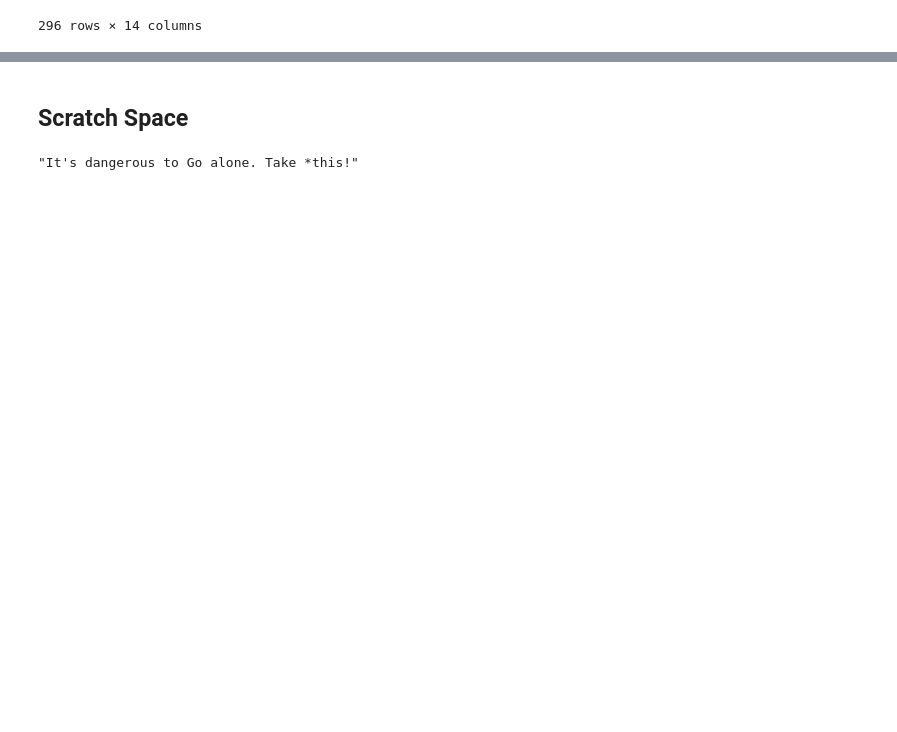
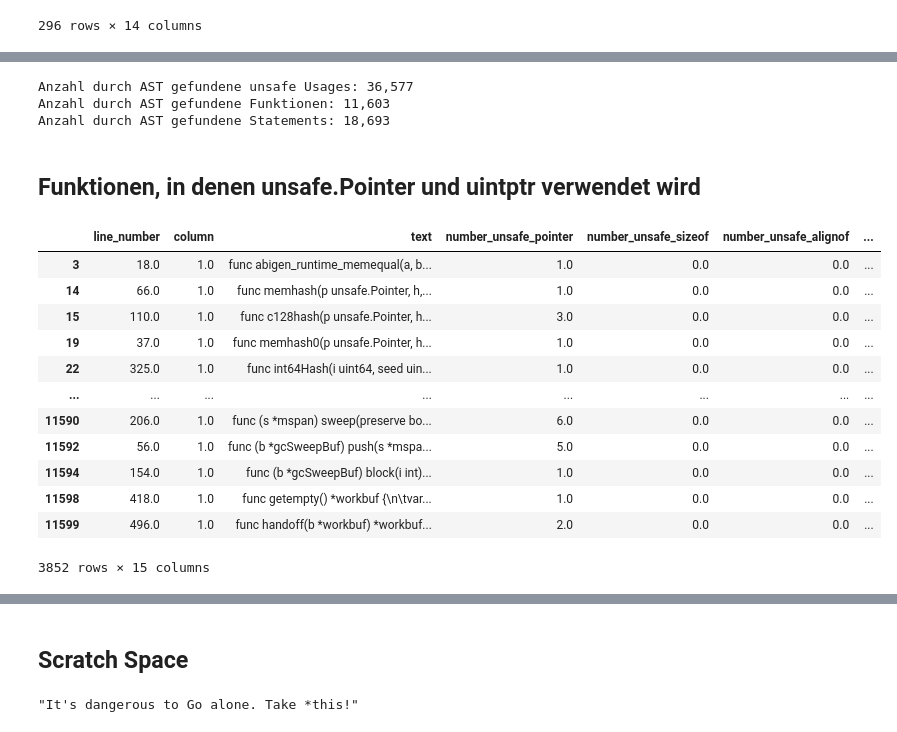
Before and after one commit to jlauinger/master-of-science, a Jupyter notebook: code/data-survey/analysis/data-exploration.ipynb, the cells around one changed output, grey strips where cells are left out. Cells and saved outputs as stored; diff of their text form; code cells hidden in the pictures; blank space fills up the shorter version.

```diff
--- a/code/data-survey/analysis/data-exploration.ipynb
+++ b/code/data-survey/analysis/data-exploration.ipynb
@@ -1494,0 +1503,29 @@ grep_df\
+# %%
+print("Anzahl durch AST gefundene unsafe Usages: {:,}".format(ast_df['line_number'].count()))
+print("Anzahl durch AST gefundene Funktionen: {:,}".format(function_df['line_number'].count()))
+print("Anzahl durch AST gefundene Statements: {:,}".format(statement_df['line_number'].count()))
+# %% [output]
+Anzahl durch AST gefundene unsafe Usages: 36,577
+Anzahl durch AST gefundene Funktionen: 11,603
+Anzahl durch AST gefundene Statements: 18,693
+# %% [markdown]
+## Funktionen, in denen unsafe.Pointer und uintptr verwendet wird
+# %%
+function_df\
+    .where(function_df['number_unsafe_pointer'] > 0)\
+    .where(function_df['number_uintptr'] > 0)\
+    .dropna()
+# %% [output]
+|  | line_number | column | text | number_unsafe_pointer | number_unsafe_sizeof | number_unsafe_alignof | ... |
+| 3 | 18.0 | 1.0 | func abigen_runtime_memequal(a, b... | 1.0 | 0.0 | 0.0 | ... |
+| 14 | 66.0 | 1.0 | func memhash(p unsafe.Pointer, h,... | 1.0 | 0.0 | 0.0 | ... |
+| 15 | 110.0 | 1.0 | func c128hash(p unsafe.Pointer, h... | 3.0 | 0.0 | 0.0 | ... |
+| 19 | 37.0 | 1.0 | func memhash0(p unsafe.Pointer, h... | 1.0 | 0.0 | 0.0 | ... |
+| 22 | 325.0 | 1.0 | func int64Hash(i uint64, seed uin... | 1.0 | 0.0 | 0.0 | ... |
+| ... | ... | ... | ... | ... | ... | ... | ... |
+| 11590 | 206.0 | 1.0 | func (s *mspan) sweep(preserve bo... | 6.0 | 0.0 | 0.0 | ... |
+| 11592 | 56.0 | 1.0 | func (b *gcSweepBuf) push(s *mspa... | 5.0 | 0.0 | 0.0 | ... |
+| 11594 | 154.0 | 1.0 | func (b *gcSweepBuf) block(i int)... | 1.0 | 0.0 | 0.0 | ... |
+| 11598 | 418.0 | 1.0 | func getempty() *workbuf {\n\tvar... | 1.0 | 0.0 | 0.0 | ... |
+| 11599 | 496.0 | 1.0 | func handoff(b *workbuf) *workbuf... | 2.0 | 0.0 | 0.0 | ... |
+3852 rows × 15 columns
```
Also changed, not shown: parts of 9 cells of this notebook.
